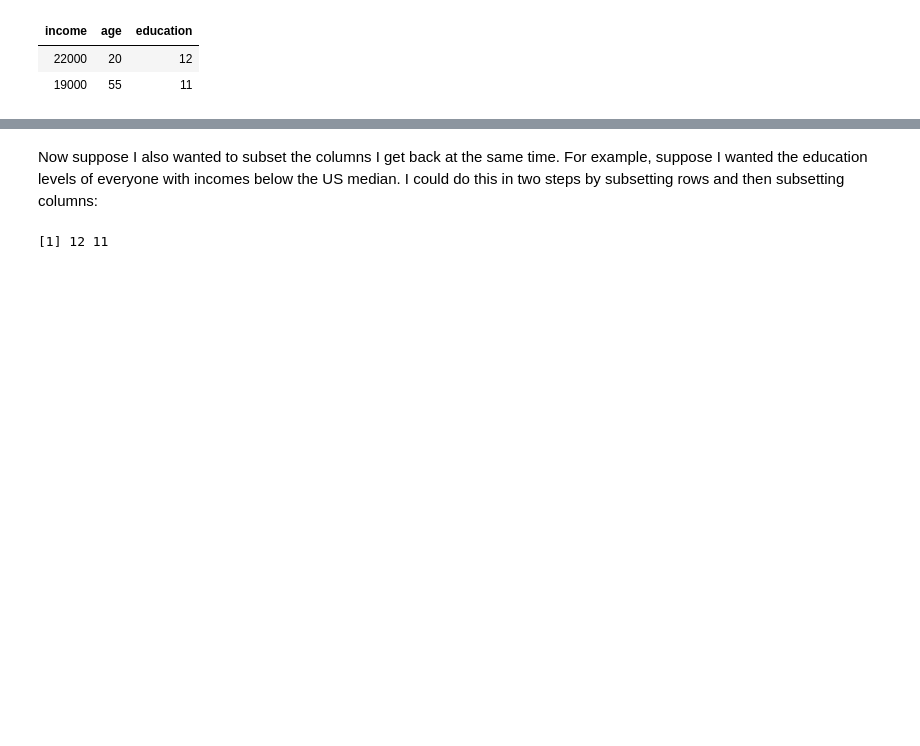
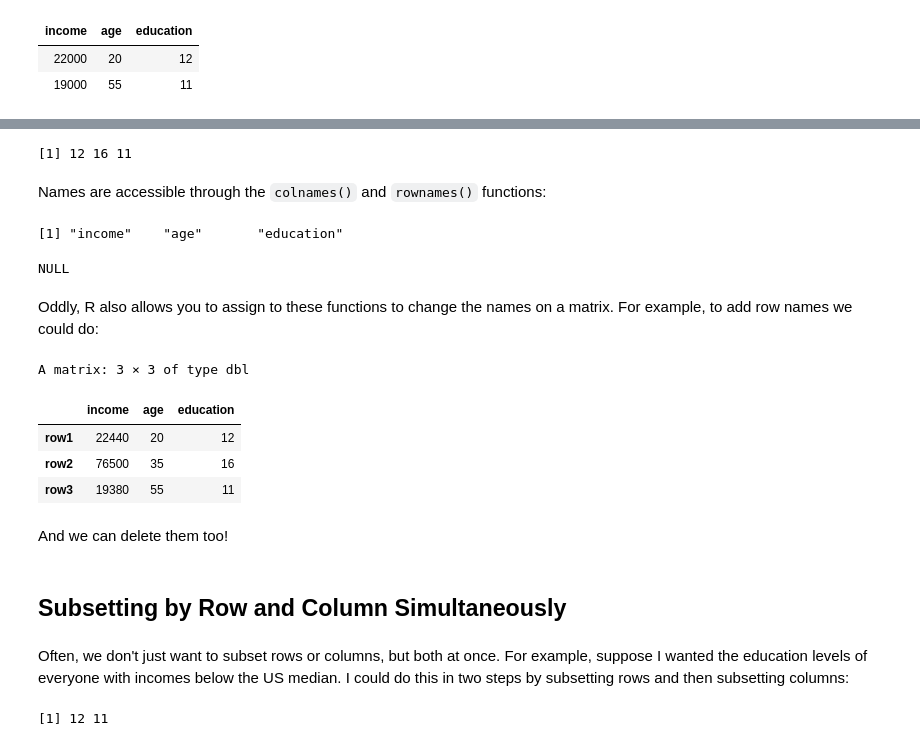
Before and after one commit to nickeubank/cm4ss, a Jupyter notebook: docs/html/.doctrees/nbsphinx/manipulating_matrices.ipynb, the cells around one changed output, grey strips where cells are left out. Cells and saved outputs as stored; diff of their text form; code cells hidden in the pictures; blank space fills up the shorter version.

```diff
--- a/docs/html/.doctrees/nbsphinx/manipulating_matrices.ipynb
+++ b/docs/html/.doctrees/nbsphinx/manipulating_matrices.ipynb
@@ -106,0 +111,27 @@ A matrix: 2 × 3 of type dbl
+# %%
+survey[, "education"]
+# %% [output]
+[1] 12 16 11
+# %% [markdown]
+Names are accessible through the `colnames()` and `rownames()` functions:
+# %%
+colnames(survey)
+# %% [output]
+[1] "income"    "age"       "education"
+# %%
+rownames(survey)
+# %% [output]
+NULL
+# %% [markdown]
+Oddly, R also allows you to assign to these functions to change the names on a matrix. For example, to add row names we could do:
+# %%
+rownames(survey) <- c("row1", "row2", "row3")
+survey
+# %% [output]
+A matrix: 3 × 3 of type dbl
+|  | income | age | education |
+| row1 | 22440 | 20 | 12 |
+| row2 | 76500 | 35 | 16 |
+| row3 | 19380 | 55 | 11 |
+# %% [markdown]
+And we can delete them too!
@@ -107,5 +140,7 @@ A matrix: 2 × 3 of type dbl
+# %% [markdown]
+## Subsetting by Row and Column Simultaneously
 # %% [markdown]
-Now suppose I also wanted to subset the columns I get back at the same time. For example, suppose I wanted the education levels of everyone with incomes below the US median. I could do this in two steps by subsetting rows and then subsetting columns:
+Often, we don't just want to subset rows or columns, but both at once. For example, suppose I wanted the education levels of everyone with incomes below the US median. I could do this in two steps by subsetting rows and then subsetting columns:
 # %%
 below_median <- survey[survey[, "income"] < 65000, ]
 below_median[, "education"]
```
Also changed, not shown: parts of 20 cells of this notebook, 47 other files.
